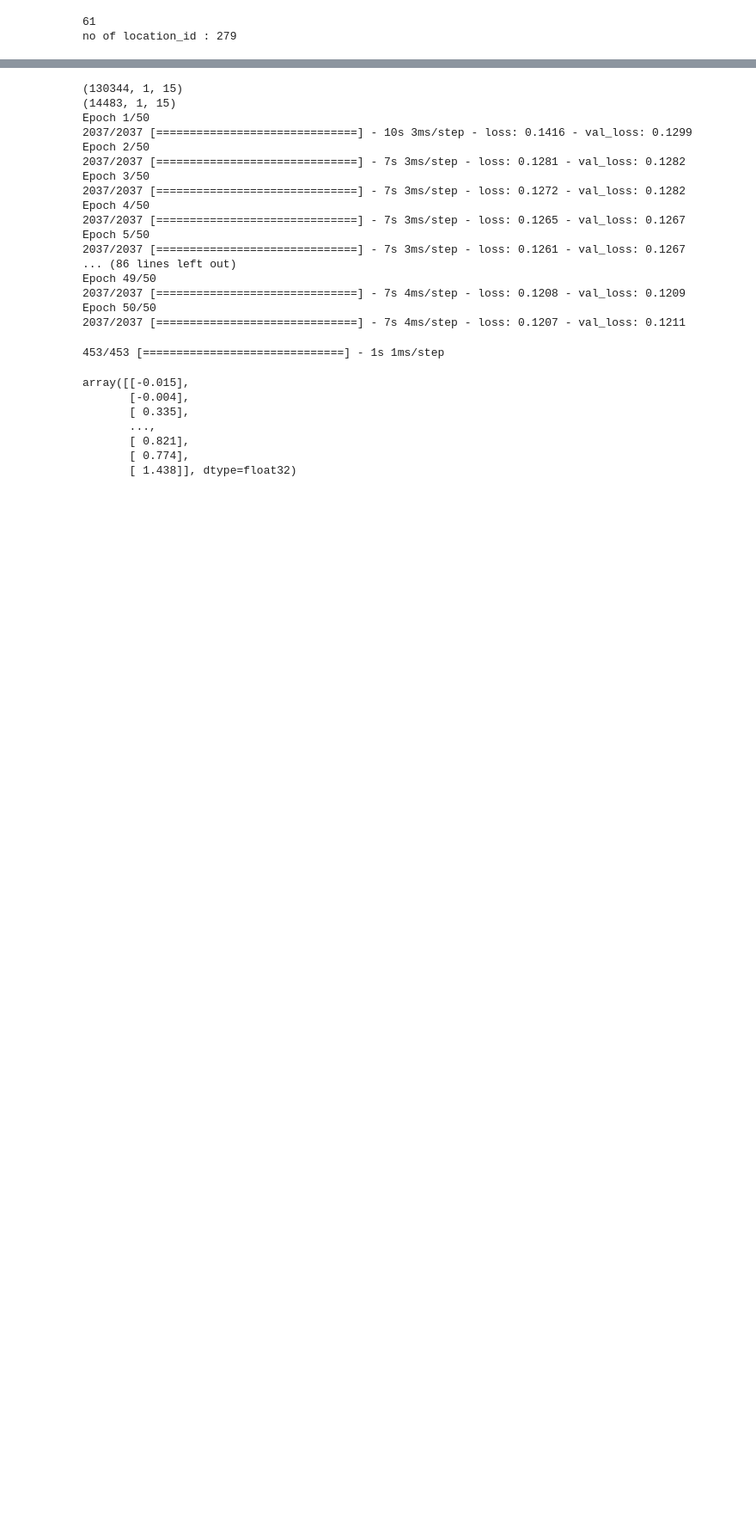
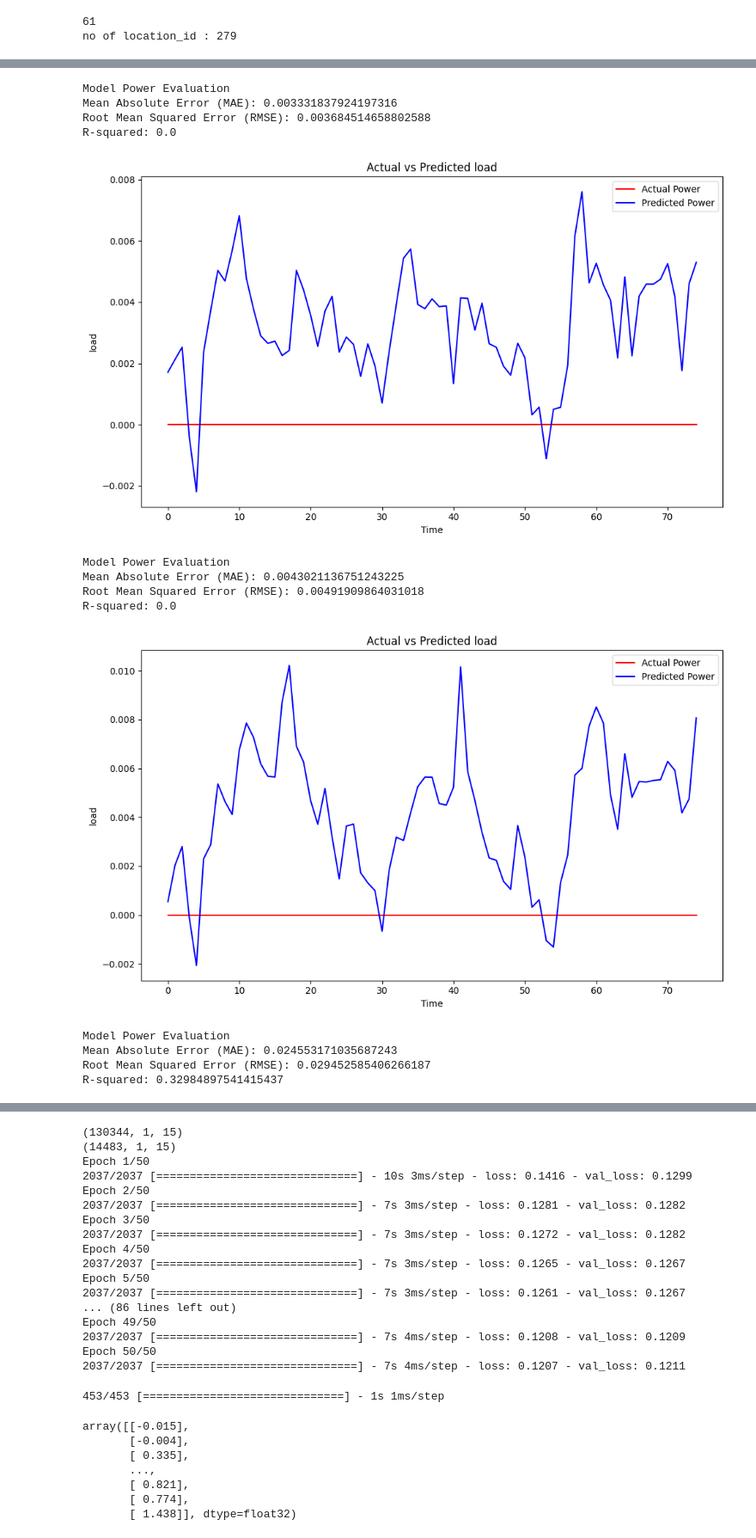
Before and after one commit to Harshvardhan1407/TensorFlow, a Jupyter notebook: model_individual_meters.ipynb, the cells around one changed output, grey strips where cells are left out. Shown at 86% size. Drawn from its saved outputs; the diff is of its cells as text; code cells hidden in the pictures; blank space fills up the shorter version.

```diff
--- a/model_individual_meters.ipynb
+++ b/model_individual_meters.ipynb
@@ -579,0 +615,24 @@ Epoch 20/20
+# %%
+from sklearn.metrics import mean_absolute_error, mean_squared_error, r2_score
+
+def plot_prediction(actual, predicted):
+    rmse = sqrt(mean_squared_error(actual, predicted))
+    print("\nModel Power Evaluation")
+    # print("Mean Squared Error (MSE):", mean_squared_error(actual, predicted))
+    print("Mean Absolute Error (MAE):", mean_absolute_error(actual, predicted))
+    print(f"Root Mean Squared Error (RMSE): {rmse}")
+    print("R-squared:", r2_score(actual, predicted))
+
+    # Scatter plot
+    plt.figure(figsize=(10, 6))
+    # Plot actual values in red
+    plt.plot(range(len(actual)), actual, color='red', label='Actual Power')
+    # Plot predicted values in blue
+    plt.plot(range(len(predicted)), predicted, color='blue', label='Predicted Power')
+    # Adding labels and title
+    plt.xlabel('Time')
+    plt.ylabel('load')
+    plt.title('Actual vs Predicted load')
+    plt.legend()
+    plt.tight_layout()
+    plt.show()
@@ -579,0 +760,10 @@ Epoch 20/20
+# %%
+for id in test_dataset['location_id'].unique():
+    a = test_dataset[test_dataset['location_id']==id].copy()
+    feeder_features = a.copy()
+    feeder_label = feeder_features.pop("Load_kW")
+    # print(feeder_features.shape,feeder_label.shape,feeder_features.columns)
+
+    score = r2_score(feeder_label, best_xgb_model.predict(feature_scaler.transform(feeder_features)))
+    if score <0.5 :
+        print(id,score)
@@ -579,0 +788,24 @@ Epoch 20/20
+# %%
+for id in [100000040902,100000030301 ,100000021701 ,100000031004 ,100000040301 ,100000020203 ,100000040805 ,100000021703 ,100000021606 ,100000010001 ,100000040202 ,100000040505 ,100000030401 ,100000040905 ,100000021003 ,100000021501 ,100000010206 ,100000010004 ,100000031603 ,100000040204 ,100000021806 ,100000031002,100000040703]:
+    # id = 100000010004
+    a = test_dataset[test_dataset['location_id']==id].copy()
+    feeder_features = a.copy()
+    feeder_label = feeder_features.pop("Load_kW")
+    # print(feeder_features.shape,feeder_label.shape,feeder_features.columns)
+
+    plot_prediction(feeder_label, best_xgb_model.predict(feature_scaler.transform(feeder_features)))
+# %% [output]
+Model Power Evaluation
+Mean Absolute Error (MAE): 0.003331837924197316
+Root Mean Squared Error (RMSE): 0.003684514658802588
+R-squared: 0.0
+[figure, added]
+Model Power Evaluation
+Mean Absolute Error (MAE): 0.0043021136751243225
+Root Mean Squared Error (RMSE): 0.00491909864031018
+R-squared: 0.0
+[figure, added]
+Model Power Evaluation
+Mean Absolute Error (MAE): 0.024553171035687243
+Root Mean Squared Error (RMSE): 0.029452585406266187
+R-squared: 0.32984897541415437
```
Also changed, not shown: parts of 24 cells of this notebook.
